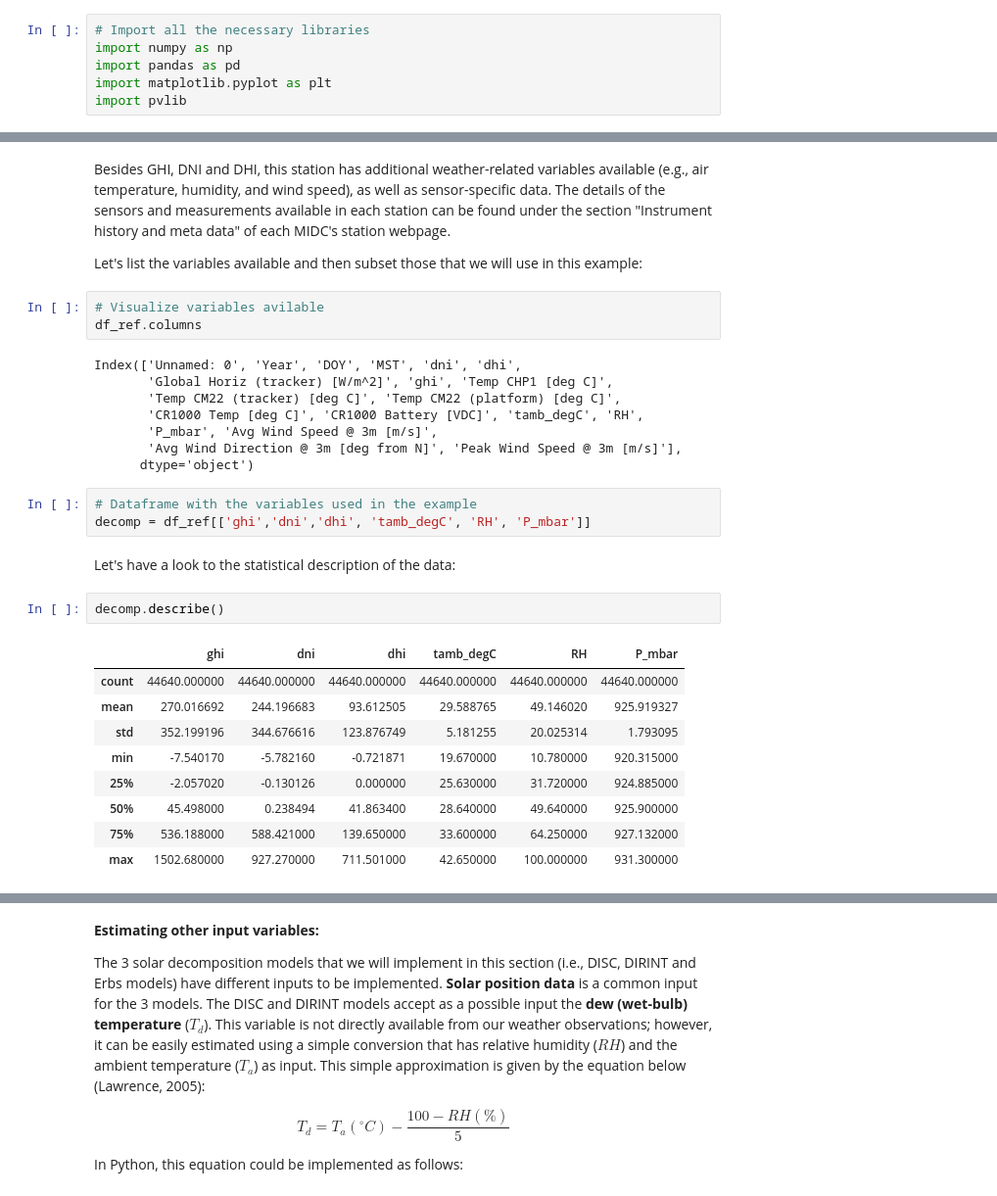
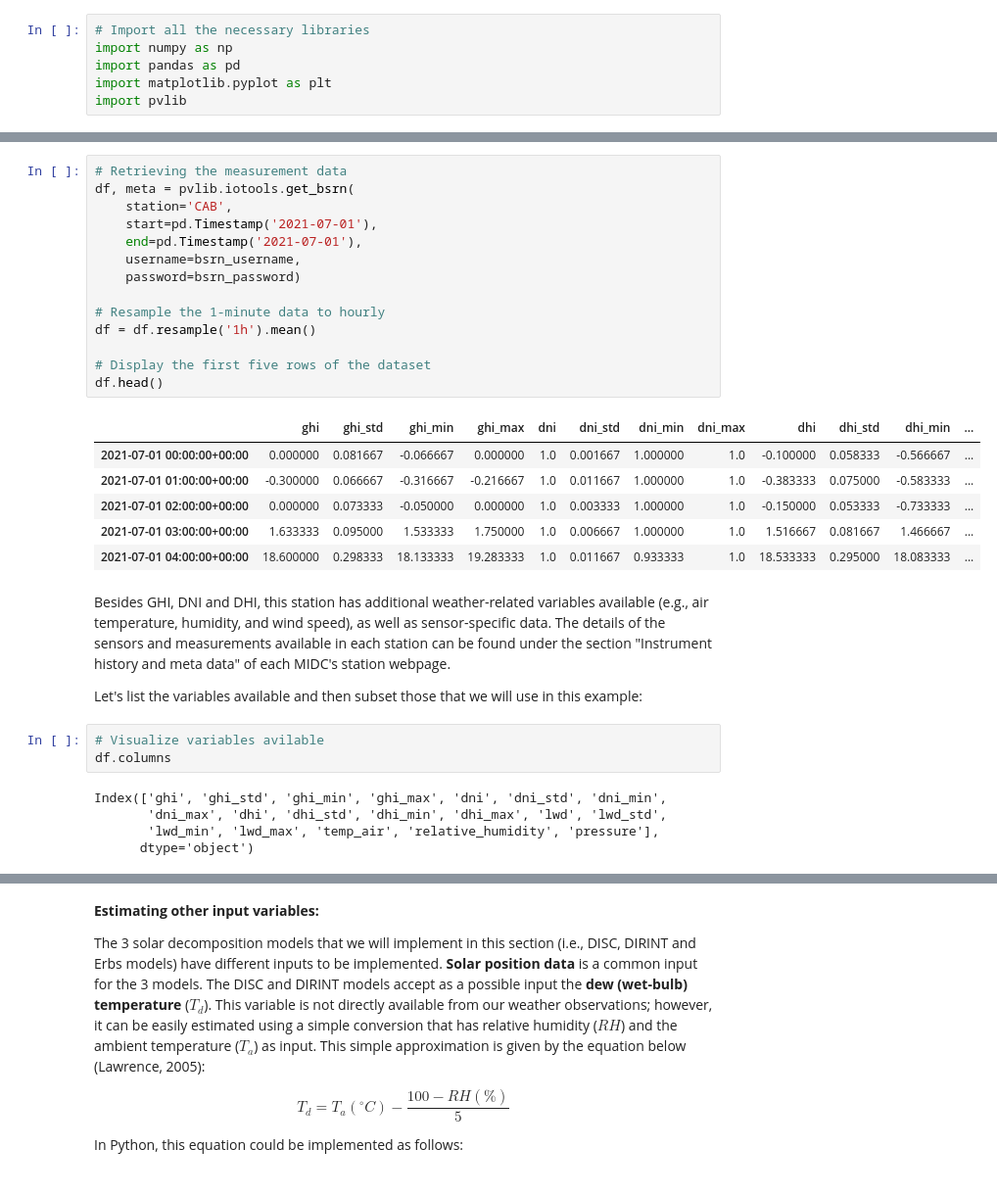
Before and after one commit to AssessingSolar/AssessingSolar, a Jupyter notebook: assessingsolar/notebooks/decomposition_models.ipynb, the cells around one changed output, grey strips where cells are left out. Shown at 98% size. Cells and saved outputs as stored; diff of their text form.

```diff
--- a/assessingsolar/notebooks/decomposition_models.ipynb
+++ b/assessingsolar/notebooks/decomposition_models.ipynb
@@ -75,32 +60,33 @@ df_ref.head(2)
+# %%
+# Retrieving the measurement data
+df, meta = pvlib.iotools.get_bsrn(
+    station='CAB',
+    start=pd.Timestamp('2021-07-01'),
+    end=pd.Timestamp('2021-07-01'),
+    username=bsrn_username,
+    password=bsrn_password)
+
+# Resample the 1-minute data to hourly
+df = df.resample('1h').mean()
+
+# Display the first five rows of the dataset
+df.head()
+# %% [output]
+|  | ghi | ghi_std | ghi_min | ghi_max | dni | dni_std | dni_min | dni_max | dhi | dhi_std | dhi_min | ... |
+| 2021-07-01 00:00:00+00:00 | 0.000000 | 0.081667 | -0.066667 | 0.000000 | 1.0 | 0.001667 | 1.000000 | 1.0 | -0.100000 | 0.058333 | -0.566667 | ... |
+| 2021-07-01 01:00:00+00:00 | -0.300000 | 0.066667 | -0.316667 | -0.216667 | 1.0 | 0.011667 | 1.000000 | 1.0 | -0.383333 | 0.075000 | -0.583333 | ... |
+| 2021-07-01 02:00:00+00:00 | 0.000000 | 0.073333 | -0.050000 | 0.000000 | 1.0 | 0.003333 | 1.000000 | 1.0 | -0.150000 | 0.053333 | -0.733333 | ... |
+| 2021-07-01 03:00:00+00:00 | 1.633333 | 0.095000 | 1.533333 | 1.750000 | 1.0 | 0.006667 | 1.000000 | 1.0 | 1.516667 | 0.081667 | 1.466667 | ... |
+| 2021-07-01 04:00:00+00:00 | 18.600000 | 0.298333 | 18.133333 | 19.283333 | 1.0 | 0.011667 | 0.933333 | 1.0 | 18.533333 | 0.295000 | 18.083333 | ... |
 # %% [markdown]
 Besides GHI, DNI and DHI, this station has additional weather-related variables available (e.g., air temperature, humidity, and wind speed), as well as sensor-specific data. The details of the sensors and measurements available in each station can be found under the section "Instrument history and meta data" of each MIDC's station webpage.
 
 Let's list the variables available and then subset those that we will use in this example:
 # %%
 # Visualize variables avilable
-df_ref.columns
+df.columns
 # %% [output]
-Index(['Unnamed: 0', 'Year', 'DOY', 'MST', 'dni', 'dhi',
-       'Global Horiz (tracker) [W/m^2]', 'ghi', 'Temp CHP1 [deg C]',
-       'Temp CM22 (tracker) [deg C]', 'Temp CM22 (platform) [deg C]',
-       'CR1000 Temp [deg C]', 'CR1000 Battery [VDC]', 'tamb_degC', 'RH',
-       'P_mbar', 'Avg Wind Speed @ 3m [m/s]',
-       'Avg Wind Direction @ 3m [deg from N]', 'Peak Wind Speed @ 3m [m/s]'],
+Index(['ghi', 'ghi_std', 'ghi_min', 'ghi_max', 'dni', 'dni_std', 'dni_min',
+       'dni_max', 'dhi', 'dhi_std', 'dhi_min', 'dhi_max', 'lwd', 'lwd_std',
+       'lwd_min', 'lwd_max', 'temp_air', 'relative_humidity', 'pressure'],
       dtype='object')
-# %%
-# Dataframe with the variables used in the example
-decomp = df_ref[['ghi','dni','dhi', 'tamb_degC', 'RH', 'P_mbar']]
-# %% [markdown]
-Let's have a look to the statistical description of the data:
-# %%
-decomp.describe()
-# %% [output]
-|  | ghi | dni | dhi | tamb_degC | RH | P_mbar |
-| count | 44640.000000 | 44640.000000 | 44640.000000 | 44640.000000 | 44640.000000 | 44640.000000 |
-| mean | 270.016692 | 244.196683 | 93.612505 | 29.588765 | 49.146020 | 925.919327 |
-| std | 352.199196 | 344.676616 | 123.876749 | 5.181255 | 20.025314 | 1.793095 |
-| min | -7.540170 | -5.782160 | -0.721871 | 19.670000 | 10.780000 | 920.315000 |
-| 25% | -2.057020 | -0.130126 | 0.000000 | 25.630000 | 31.720000 | 924.885000 |
-| 50% | 45.498000 | 0.238494 | 41.863400 | 28.640000 | 49.640000 | 925.900000 |
-| 75% | 536.188000 | 588.421000 | 139.650000 | 33.600000 | 64.250000 | 927.132000 |
-| max | 1502.680000 | 927.270000 | 711.501000 | 42.650000 | 100.000000 | 931.300000 |
```
Also changed, not shown: parts of 32 cells of this notebook, 1 other file.
